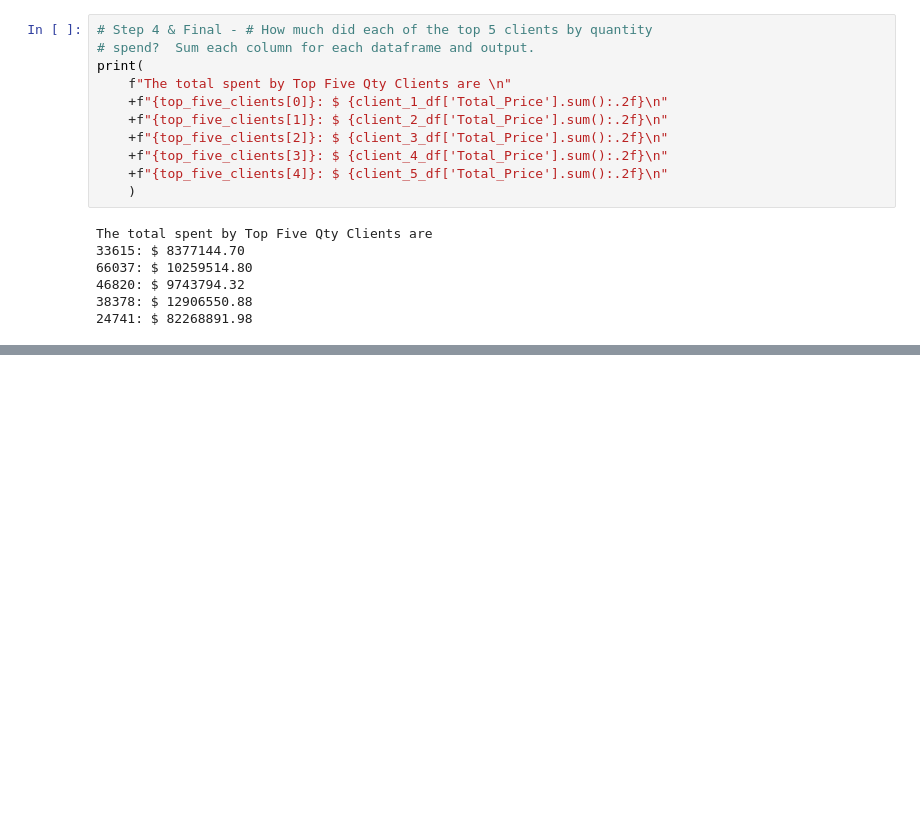
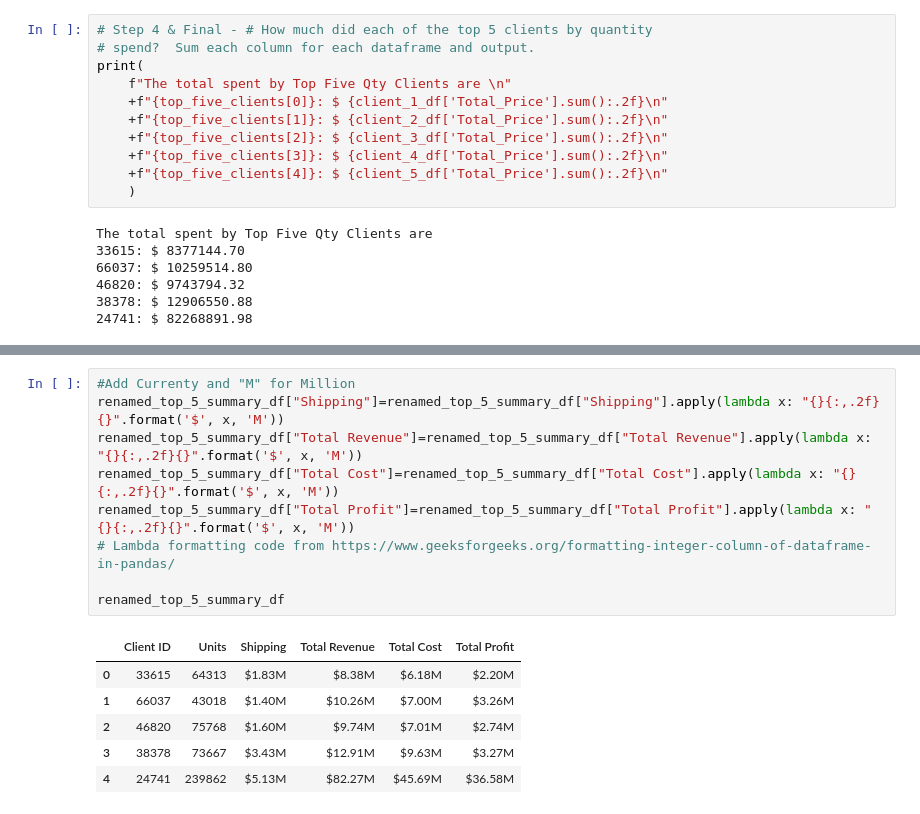
Before and after one commit to azcafriz13/pandas-challenge-1, a Jupyter notebook: wholesale_data_analysis_starter_code.ipynb, the cells around one changed output, grey strips where cells are left out. Saved outputs shown, nothing was run; the diff lists cells and outputs as text; blank space fills up the shorter version.

```diff
--- a/wholesale_data_analysis_starter_code.ipynb
+++ b/wholesale_data_analysis_starter_code.ipynb
@@ -527,2 +523,18 @@ top_5_summary_df_test.head()
+# %%
+#Add Currenty and "M" for Million
+renamed_top_5_summary_df["Shipping"]=renamed_top_5_summary_df["Shipping"].apply(lambda x: "{}{:,.2f}{}".format('$', x, 'M'))
+renamed_top_5_summary_df["Total Revenue"]=renamed_top_5_summary_df["Total Revenue"].apply(lambda x: "{}{:,.2f}{}".format('$', x, 'M'))
+renamed_top_5_summary_df["Total Cost"]=renamed_top_5_summary_df["Total Cost"].apply(lambda x: "{}{:,.2f}{}".format('$', x, 'M'))
+renamed_top_5_summary_df["Total Profit"]=renamed_top_5_summary_df["Total Profit"].apply(lambda x: "{}{:,.2f}{}".format('$', x, 'M'))
+# Lambda formatting code from https://www.geeksforgeeks.org/formatting-integer-column-of-dataframe-in-pandas/
+
+renamed_top_5_summary_df
+# %% [output]
+|  | Client ID | Units | Shipping | Total Revenue | Total Cost | Total Profit |
+| 0 | 33615 | 64313 | $1.83M | $8.38M | $6.18M | $2.20M |
+| 1 | 66037 | 43018 | $1.40M | $10.26M | $7.00M | $3.26M |
+| 2 | 46820 | 75768 | $1.60M | $9.74M | $7.01M | $2.74M |
+| 3 | 38378 | 73667 | $3.43M | $12.91M | $9.63M | $3.27M |
+| 4 | 24741 | 239862 | $5.13M | $82.27M | $45.69M | $36.58M |
 # %%
 # Sort the updated data by "Total Profit" form highest to lowest
```
Also changed, not shown: parts of 12 cells of this notebook.
